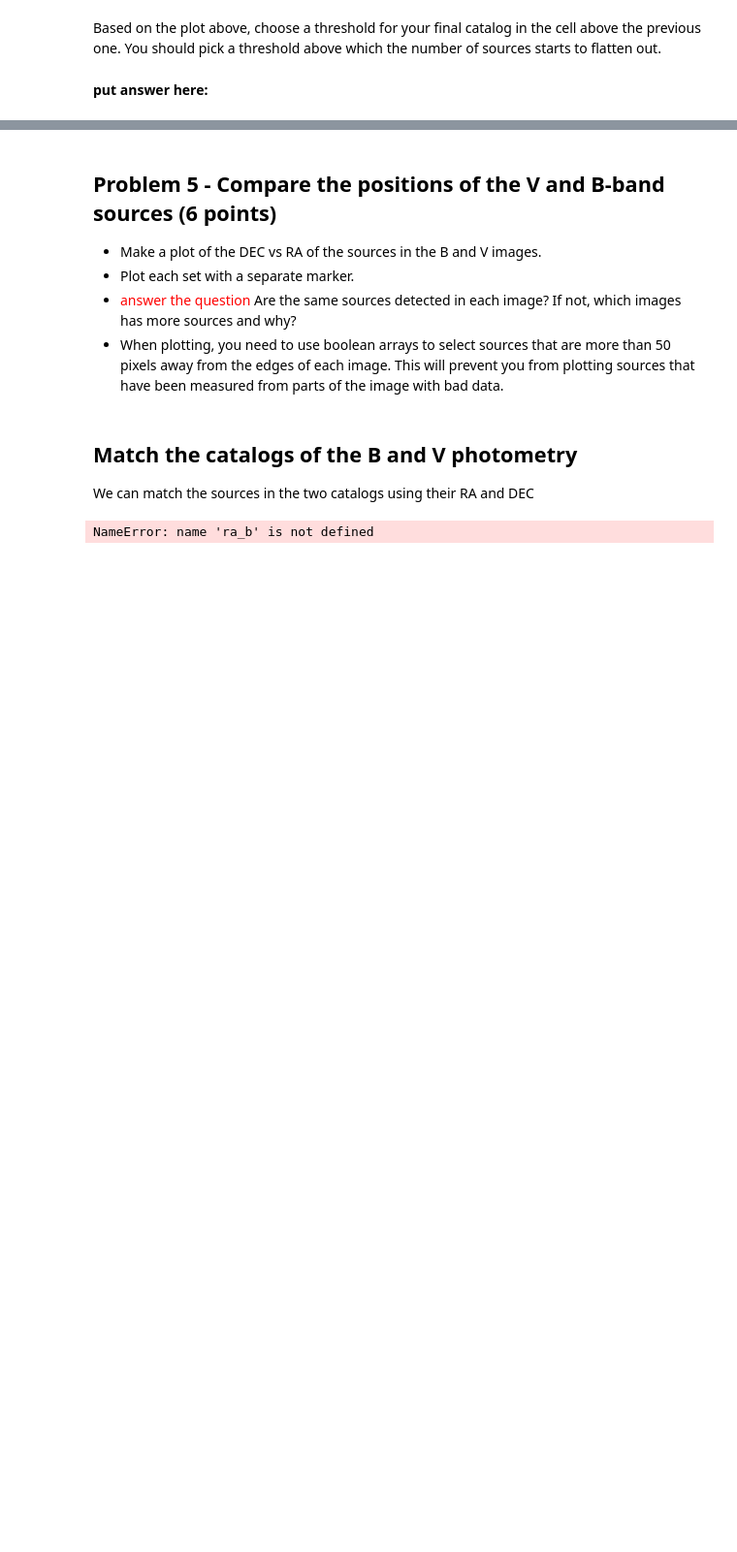
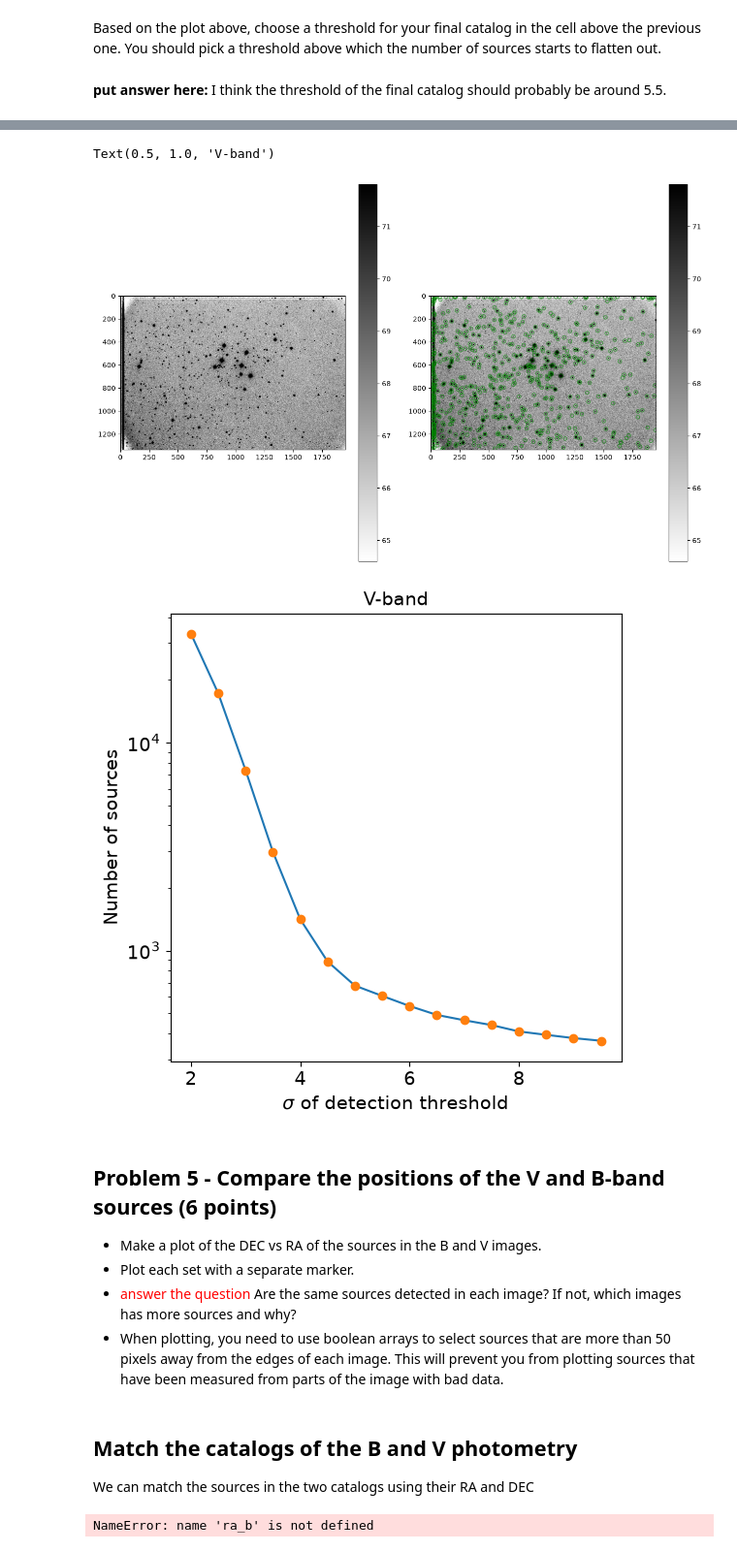
Before and after one commit to pbhakta04/Reductionproject_student, a Jupyter notebook: cluster_photometry_student.ipynb, the cells around one changed output, grey strips where cells are left out. Shown at 97% size. Cells and saved outputs as stored; diff of their text form; code cells hidden in the pictures; blank space fills up the shorter version.

```diff
--- a/cluster_photometry_student.ipynb
+++ b/cluster_photometry_student.ipynb
@@ -442,7 +447,7 @@ nsources_b = np.zeros(len(thresharr))
 #************
 #put in the appropriate FWHM you computed for this image earlier.
 for ithresh,thresh in enumerate(thresharr):
-    daofind = DAOStarFinder(fwhm=4.68, threshold=thresh*std_b)
+    daofind = DAOStarFinder(fwhm=4.57, threshold=thresh*std_b)
     sources_btmp = daofind(data_b - median_b)
     nsources_b[ithresh] = len(sources_btmp)
 
@@ -461,5 +466,3 @@ Text(0.5, 1.0, 'B-band')
 [figure]
 # %% [markdown]
 Based on the plot above, choose a threshold for your final catalog in the cell above the previous one.  You should pick a threshold above which the number of sources starts to flatten out.
-# %% [markdown]
-**put answer here:**
@@ -488,0 +469,58 @@ plt.subplot(1,2,2)
+# %% [markdown]
+**put answer here:** I think the threshold of the final catalog should probably be around 5.5.
+# %%
+#********************
+#repeat for the V-band image
+#put your code here
+
+#The average FWHM for the V-band is 4.16 pixels from #3
+
+#Detecting objects and plotting the apertures
+#I just did the same code that was used for the b-band and just changed the names where it was needed
+
+data_g, header_g = fits.getdata('M29G.fits', header =True) #this reads in the v-band stacked image
+mean_g, median_g, std_g = sigma_clipped_stats(data_g, sigma = 3.0) #this is the estimated bg count
+
+daofind = DAOStarFinder(fwhm=4.16, threshold=5.*std_g) #this sets up daofind with the avg fwhm I found for the stars in the v-band image
+
+sources_g = daofind(data_g - median_g) # this subtracts the sky from the image and detects objects
+
+#this converts the pixel location to images of RA and Declination by using the image header
+wcs_g = WCS(header_g)
+ra_g,dec_g = wcs_g.wcs_pix2world(sources_g['xcentroid'], sources_g['ycentroid'], 0)
+
+# this plots the v-band image
+plt.figure(figsize=(15,10))
+plt.subplot(1,2,1)
+imdisplay(data_g)
+
+plt.subplot(1,2,2) # using this, we can plot the figures side by side
+
+positions = np.transpose((sources_g['xcentroid'], sources_g['ycentroid'])) # this creates a list of the positions of all the stars that was determined by the daostarfinder; transpose puts
+#them all in the correct format
+
+apertures = CircularAperture(positions, r=15.) # this creates the apertures, circular with a radius of 15 pixels
+imdisplay(data_g)
+
+apertures.plot(color='green', lw=1.5, alpha=0.5); #plots the apertures onto the plot
+
+#now for the plot for the number of sources for different detection thresholds for the B-band
+
+thresh_arr_g = np.arange(2., 10., 0.5) # this is
+nsources_g = np.zeros(len(thresh_arr_g))
+
+for ithresh,thresh in enumerate(thresharr_g):
+    daofind = DAOStarFinder(fwhm=4.16, threshold=thresh*std_g)
+    sources_gtmp = daofind(data_g - median_g)
+    nsources_g[ithresh] = len(sources_gtmp)
+
+fig, ax = plt.subplots(figsize=(6,6))
+ax.plot(thresh_arr_g, nsources_g)
+ax.plot(thresh_arr_g, nsources_g, 'o')
+ax.set_yscale('log')
+ax.set_ylabel('Number of sources', fontsize=14)
+ax.set_xlabel(r'$\sigma$ of detection threshold', fontsize=14)
+ax.tick_params(axis='x', labelsize=14)
+ax.tick_params(axis='y', labelsize=14)
+ax.set_title('V-band', fontsize=14)
+# %% [output]
@@ -489,3 +529,6 @@ plt.subplot(1,2,2)
+Text(0.5, 1.0, 'V-band')
+[figure, added]
+[figure, added]
 # %% [markdown]
 ## Problem 5 - Compare the positions of the V and B-band sources (6 points)
 
```
Also changed, not shown: parts of 8 cells of this notebook.
